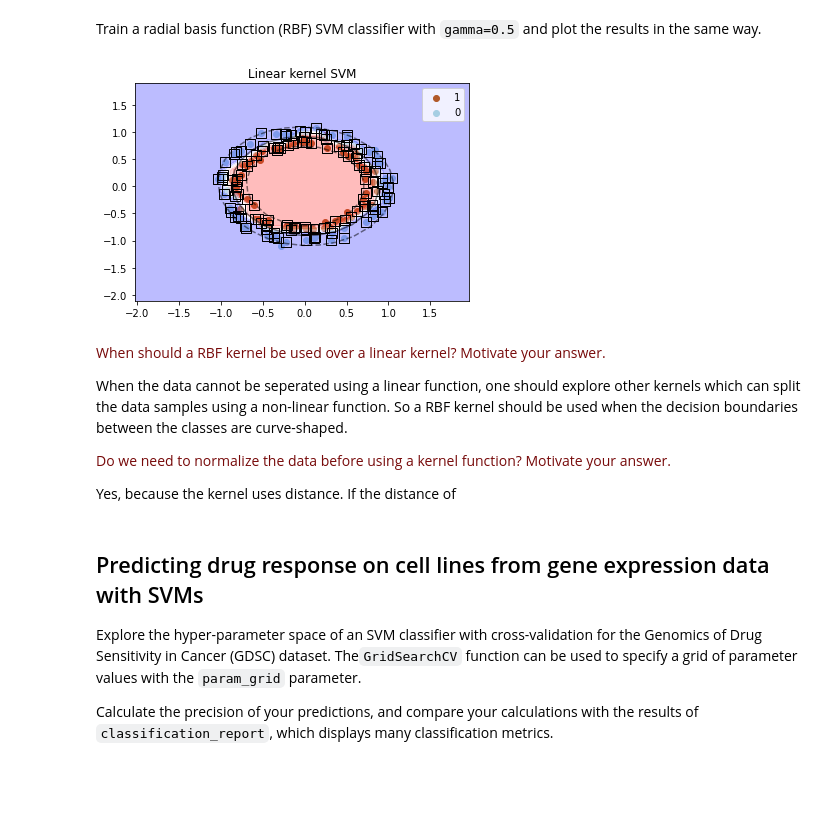
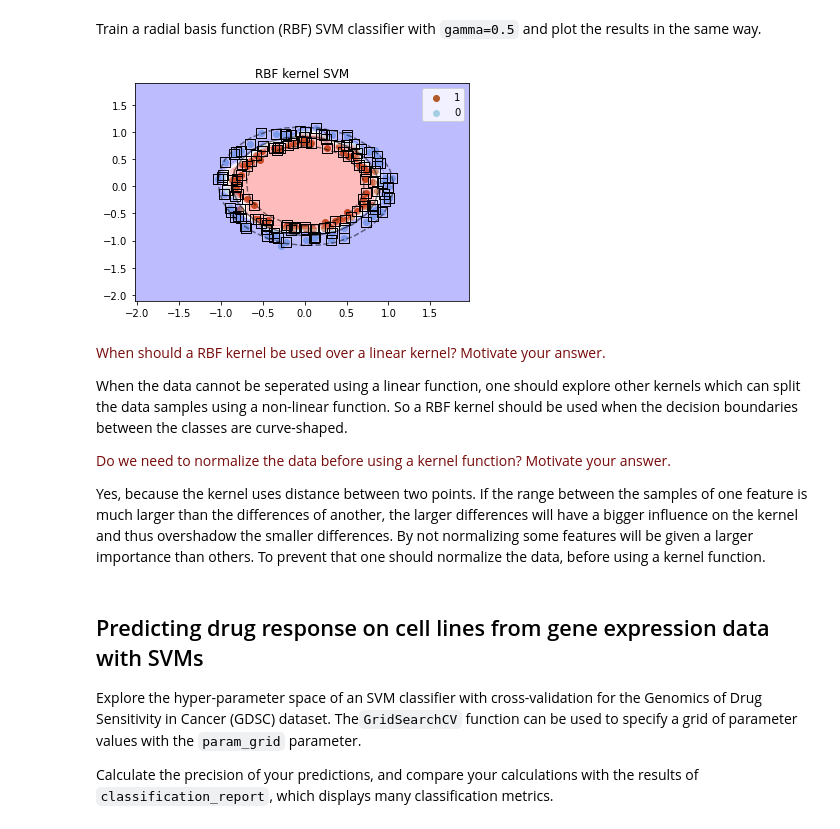
Before and after one commit to dloeffen/8dm50-machine-learning, a Jupyter notebook: practicals/week_6.ipynb, the cells around one changed output. Cells and saved outputs as stored; diff of their text form; code cells hidden in the pictures; blank space fills up the shorter version.

```diff
--- a/practicals/week_6.ipynb
+++ b/practicals/week_6.ipynb
@@ -162,35 +162,35 @@ ax.legend(loc='best')
 
 # plot the decision function
 # create grid to evaluate model
 x1_min, x1_max = X_train.iloc[:, 0].min() - 1, X_train.iloc[:, 0].max() + 1
 x2_min, x2_max = X_train.iloc[:, 1].min() - 1, X_train.iloc[:, 1].max() + 1
 
 XX, YY = np.meshgrid(np.arange(x1_min, x1_max, .2),
                      np.arange(x2_min, x2_max, .2))
 
 xy = np.vstack([XX.ravel(), YY.ravel()]).T
 Z = model.decision_function(xy).reshape(XX.shape)
 
 # plot decision boundary and margins
 ax.contour(XX, YY, Z, colors='k', levels=[-1, 0, 1], alpha=0.5,
            linestyles=['--', '-', '--'])
 
 # Establish the class for each point in the contour
 Z = model.predict(xy).reshape(XX.shape)
 
 # Visualization of the contour
 ax.contourf(XX, YY, Z, cmap='bwr', alpha=0.3)
 
 # plot support vectors, whose are responsible for building the margins
 ax.scatter(model.support_vectors_[:, 0], model.support_vectors_[:, 1], s=100,
            linewidth=1, facecolors='none', edgecolors='k', marker='s')
 
 ax.axis([x1_min, x1_max, x2_min, x2_max])
 plt.axis('tight')
-plt.title('Linear kernel SVM')
+plt.title('RBF kernel SVM')
 plt.show()
 # %% [output]
-[figure, old version]
+[figure, new version]
 # %% [markdown]
 <p><font color='#770a0a'>When should a RBF kernel be used over a linear kernel? Motivate your answer.</font></p>
 
@@ -199,7 +199,7 @@ When the data cannot be seperated using a linear function, one should explore ot
 <p><font color='#770a0a'>Do we need to normalize the data before using a kernel function? Motivate your answer.
 </font></p>
 
-Yes, because the kernel uses distance. If the distance of
+Yes, because the kernel uses distance between two points. If the range between the samples of one feature is much larger than the differences of another, the larger differences will have a bigger influence on the kernel and thus overshadow the smaller differences. By not normalizing some features will be given a larger importance than others. To prevent that one should normalize the data, before using a kernel function.
 # %% [markdown]
 ## Predicting drug response on cell lines from gene expression data with SVMs
 
```
Also changed, not shown: parts of 1 cell of this notebook.
